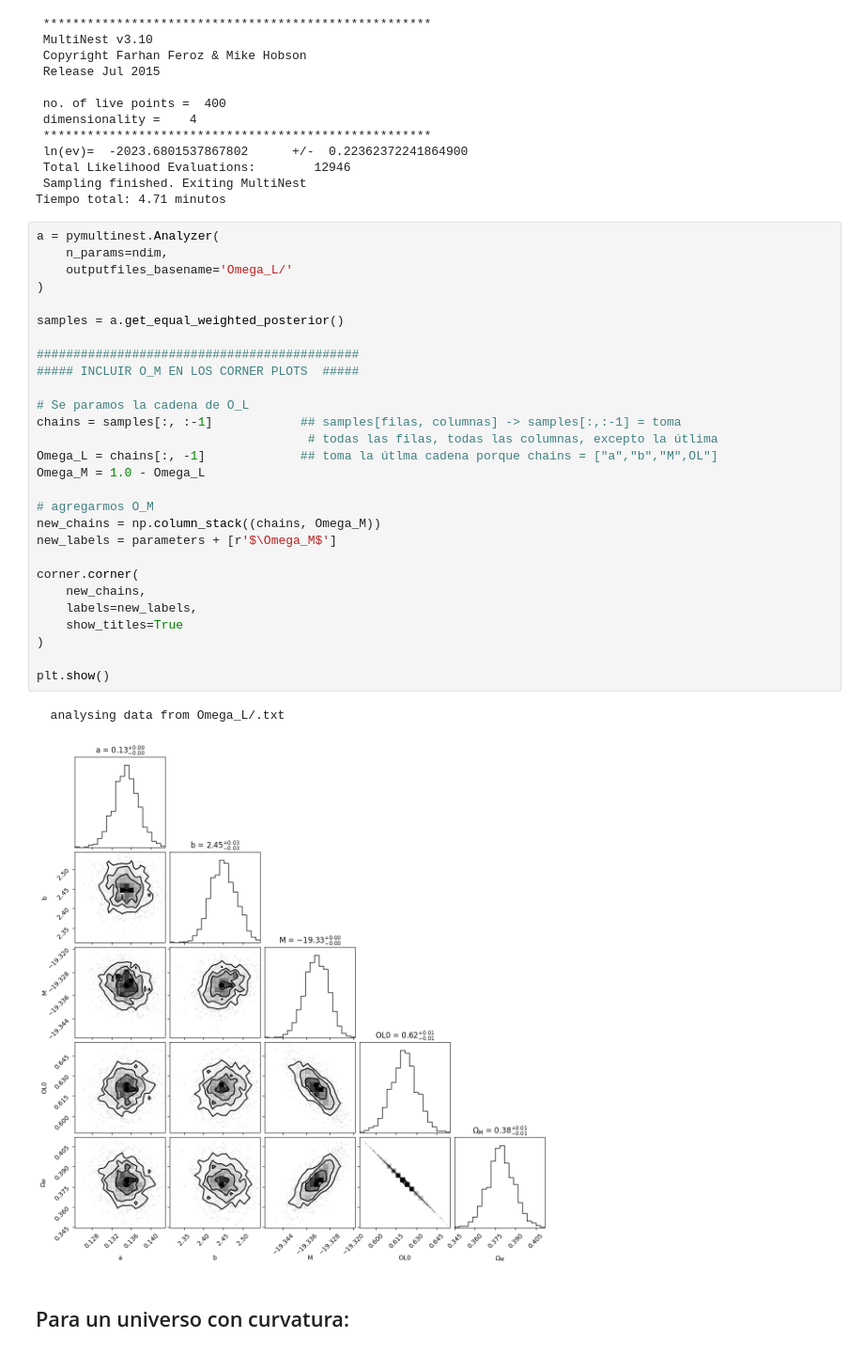
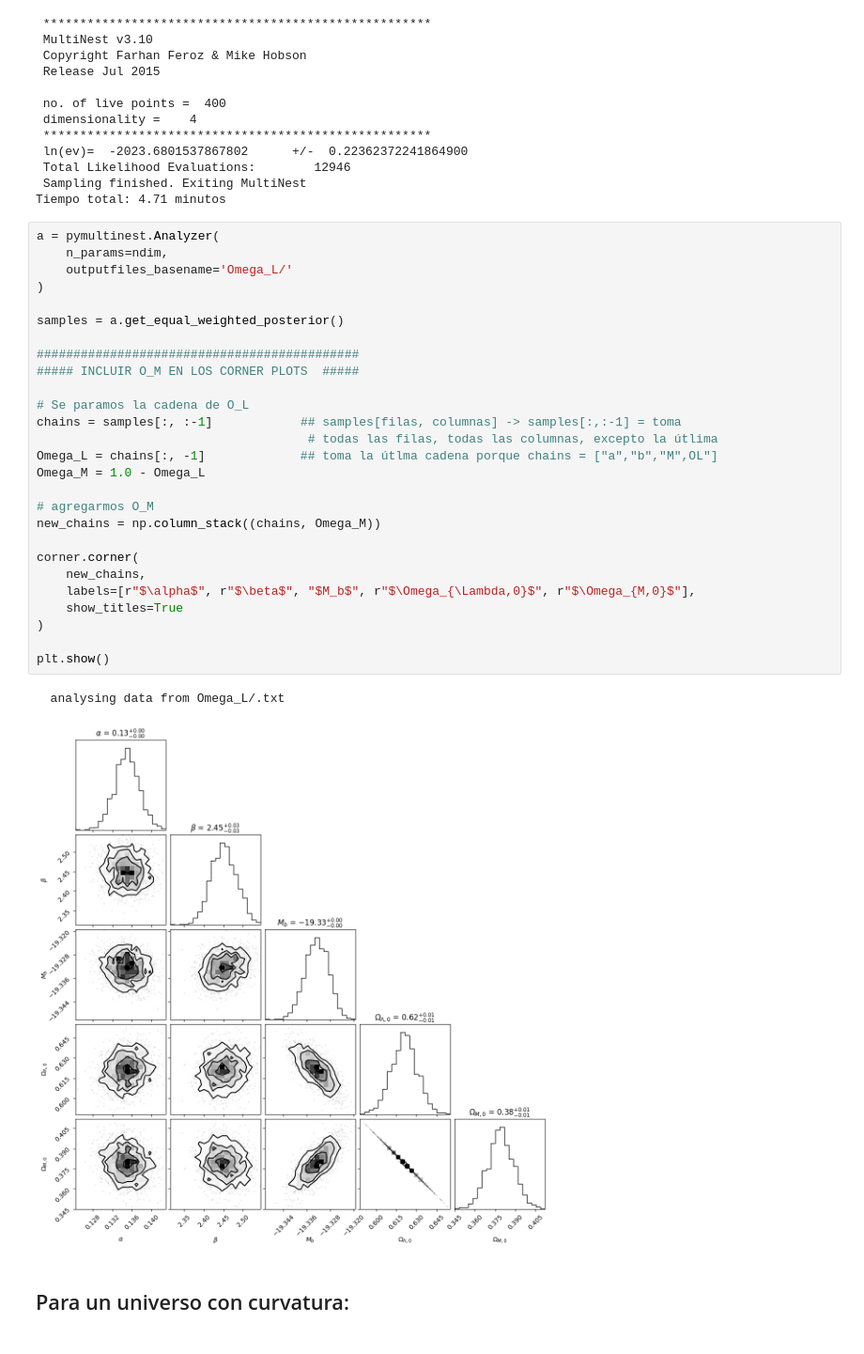
Before and after one commit to CosmoStats/ejercicios-jcim28, a Jupyter notebook: LabCosmo_PMN_Omegas.ipynb, the cells around one changed output. Shown at 94% size. Cells and saved outputs as stored; diff of their text form.

```diff
--- a/LabCosmo_PMN_Omegas.ipynb
+++ b/LabCosmo_PMN_Omegas.ipynb
@@ -135,34 +135,33 @@ Tiempo total: 4.71 minutos
 # %%
 a = pymultinest.Analyzer(
     n_params=ndim,
     outputfiles_basename='Omega_L/'
 )
 
 samples = a.get_equal_weighted_posterior()
 
 ############################################
 ##### INCLUIR O_M EN LOS CORNER PLOTS  #####
 
 # Se paramos la cadena de O_L
 chains = samples[:, :-1]            ## samples[filas, columnas] -> samples[:,:-1] = toma
                                      # todas las filas, todas las columnas, excepto la útlima
 Omega_L = chains[:, -1]             ## toma la útlma cadena porque chains = ["a","b","M",OL"]
 Omega_M = 1.0 - Omega_L
 
 # agregarmos O_M
 new_chains = np.column_stack((chains, Omega_M))
-new_labels = parameters + [r'$\Omega_M$']
 
 corner.corner(
     new_chains,
-    labels=new_labels,
+    labels=[r"$\alpha$", r"$\beta$", "$M_b$", r"$\Omega_{\Lambda,0}$", r"$\Omega_{M,0}$"],
     show_titles=True
 )
 
 plt.show()
 # %% [output]
   analysing data from Omega_L/.txt
-[figure, old version]
+[figure, new version]
 # %% [markdown]
 ## Para un universo con curvatura:
 # %%
```
Also changed, not shown: parts of 11 cells of this notebook, 30 other files.
